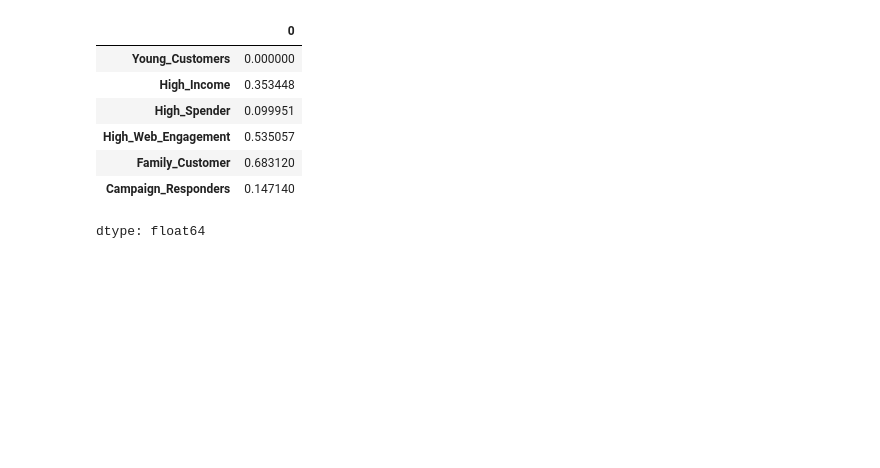
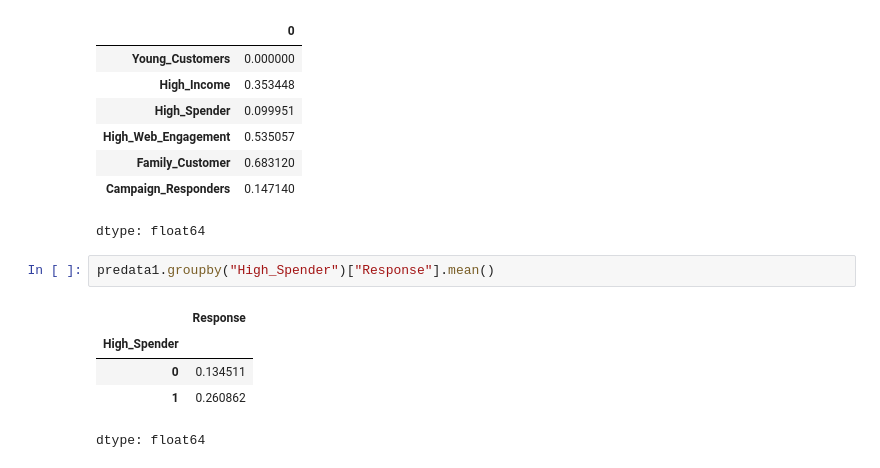
Before and after one commit to dharanigs-19/Mini-Project, a Jupyter notebook: Mini_Project_2.ipynb, the cells around one changed output. Saved outputs shown, nothing was run; the diff lists cells and outputs as text; blank space fills up the shorter version.

```diff
--- a/Mini_Project_2.ipynb
+++ b/Mini_Project_2.ipynb
@@ -452,3 +448,11 @@ predata1[['Young_Customers','High_Income','High_Spender',
 | Family_Customer | 0.683120 |
 | Campaign_Responders | 0.147140 |
 dtype: float64
+# %%
+predata1.groupby("High_Spender")["Response"].mean()
+# %% [output]
+|  | Response |
+| High_Spender |  |
+| 0 | 0.134511 |
+| 1 | 0.260862 |
+dtype: float64
```
Also changed, not shown: parts of 11 cells of this notebook.
